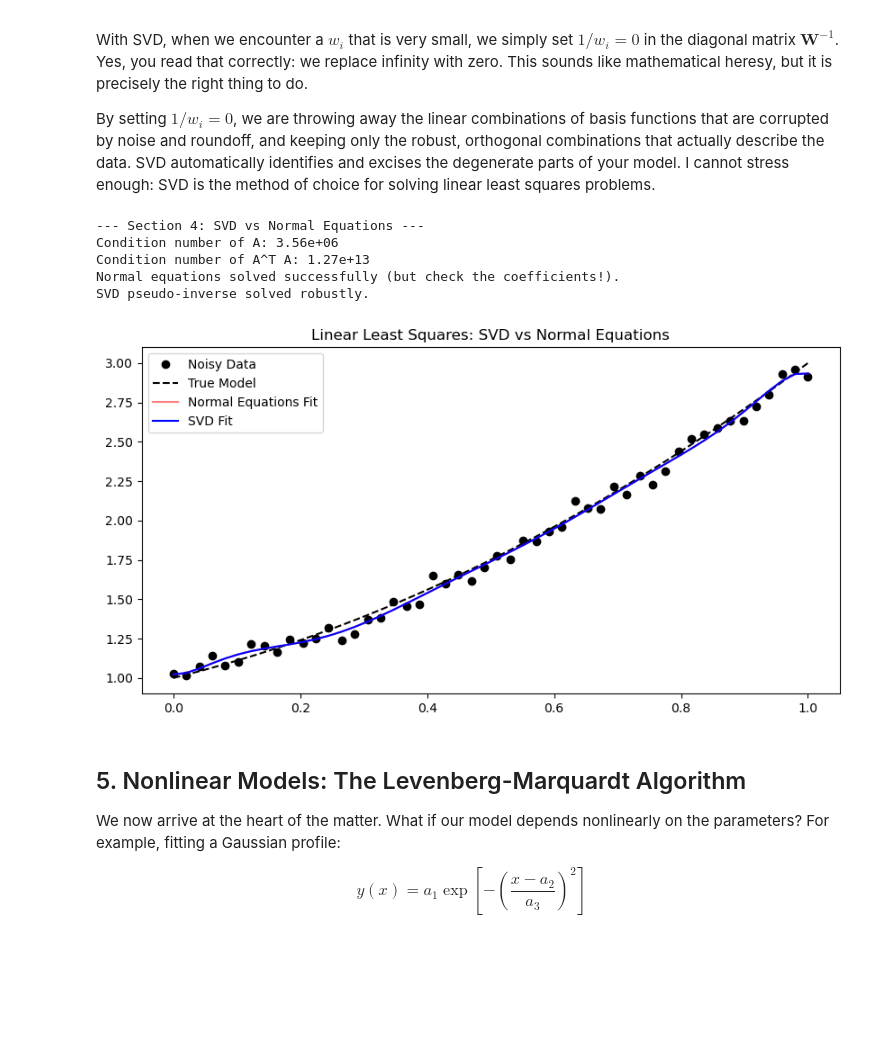
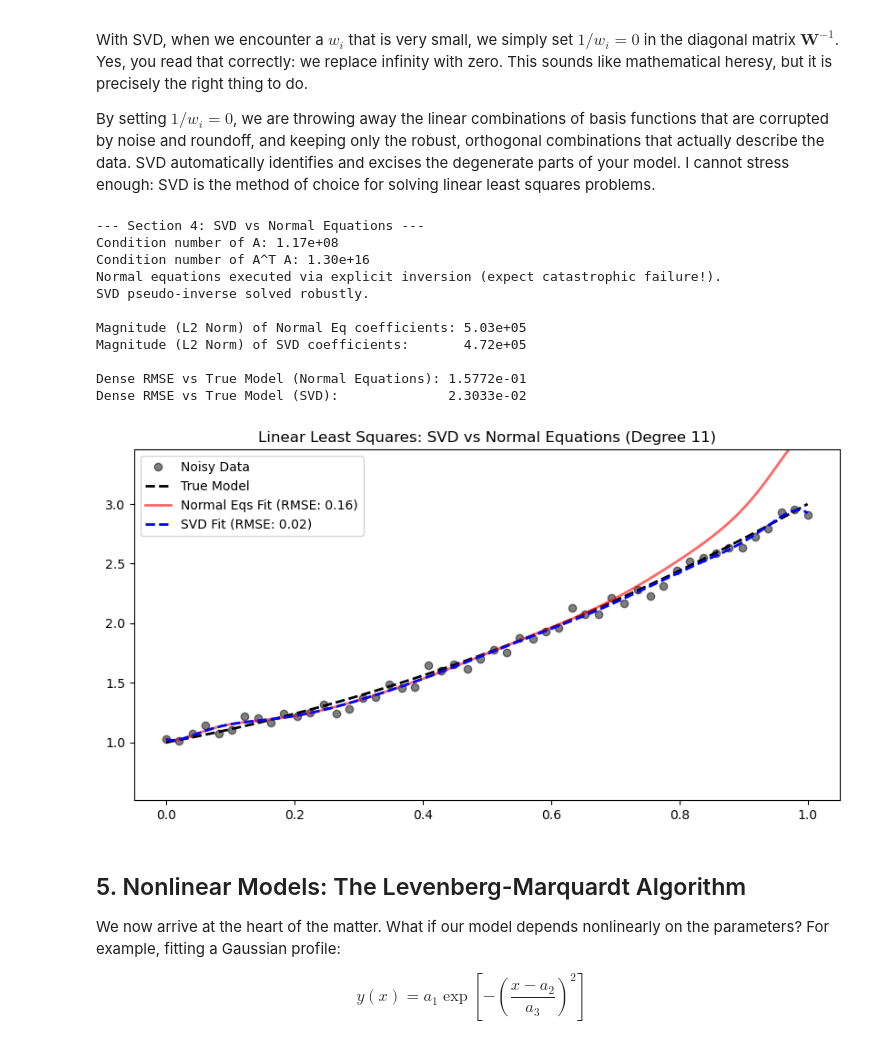
Before and after one commit to prayush/numerical-methods, a Jupyter notebook: lectures/10_curve_fitting/curve_fitting.ipynb, the cells around one changed output. Saved outputs shown, nothing was run; the diff lists cells and outputs as text; code cells hidden in the pictures; blank space fills up the shorter version.

Commit message:
Update examples of curve fitting

```diff
--- a/lectures/10_curve_fitting/curve_fitting.ipynb
+++ b/lectures/10_curve_fitting/curve_fitting.ipynb
@@ -162,53 +162,81 @@ def section_4_svd_vs_normal_equations():
     y_true = 1 + x + x**2
     y = y_true + np.random.normal(0, 0.05, len(x))
 
-    # Create an ill-conditioned design matrix A (Polynomial of degree 9)
-    degree = 9
+    # Create an ill-conditioned design matrix A (Polynomial of high degree)
+    # We use degree 11 to ensure A^T A thoroughly exceeds double precision limits
+    degree = 11
     A = np.vander(x, degree + 1)
 
     # 1. Normal Equations (A^T * A * a = A^T * y)
     ATA = A.T @ A
     ATy = A.T @ y
     print(f"Condition number of A: {np.linalg.cond(A):.2e}")
     print(f"Condition number of A^T A: {np.linalg.cond(ATA):.2e}")
 
     try:
-        # This might fail or produce wild results due to numerical instability
-        a_normal = np.linalg.solve(ATA, ATy)
-        print("Normal equations solved successfully (but check the coefficients!).")
+        # This will execute using robust LU decomposition (LAPACK), but the underlying
+        # math limits mean it still produces wildly unstable coefficients
+        a_normal = np.linalg.inv(ATA) @ ATy
+        print("Normal equations executed via explicit inversion (expect catastrophic failure!).")
     except np.linalg.LinAlgError:
         print("Normal equations failed (Singular Matrix).")
         a_normal = np.zeros(degree + 1)
 
     # 2. Singular Value Decomposition (SVD)
     U, s, Vh = svd(A, full_matrices=False)
 
-    # Threshold singular values to avoid dividing by zero (replacing infinity with zero)
-    threshold = 1e-10
+    # Threshold singular values based on the maximum singular value (machine precision)
+    threshold = 1e-14 * np.max(s)
     s_inv = np.where(s > threshold, 1.0 / s, 0.0)
 
     # a = V * W^-1 * U^T * y
     a_svd = Vh.T @ np.diag(s_inv) @ U.T @ y
-    print("SVD pseudo-inverse solved robustly.\n")
+    print("SVD pseudo-inverse solved robustly.")
+
+    # Reveal the catastrophic cancellation by looking at the magnitude of the parameters
+    print(f"\nMagnitude (L2 Norm) of Normal Eq coefficients: {np.linalg.norm(a_normal):.2e}")
+    print(f"Magnitude (L2 Norm) of SVD coefficients:       {np.linalg.norm(a_svd):.2e}\n")
+
+    # To see the failure, we must evaluate the fit on a dense grid BETWEEN the data points
+    x_dense = np.linspace(0, 1, 500)
+    y_true_dense = 1 + x_dense + x_dense**2
+    A_dense = np.vander(x_dense, degree + 1)
+
+    # Compare accuracy (Root Mean Square Error against True Model on the dense grid)
+    rmse_normal = np.sqrt(np.mean((A_dense @ a_normal - y_true_dense)**2))
+    rmse_svd = np.sqrt(np.mean((A_dense @ a_svd - y_true_dense)**2))
+
+    print(f"Dense RMSE vs True Model (Normal Equations): {rmse_normal:.4e}")
+    print(f"Dense RMSE vs True Model (SVD):              {rmse_svd:.4e}\n")
 
     # Plotting
     plt.figure(figsize=(10, 5))
-    plt.plot(x, y, 'ko', label='Noisy Data')
-    plt.plot(x, y_true, 'k--', label='True Model')
-    plt.plot(x, A @ a_normal, 'r-', alpha=0.5, label='Normal Equations Fit')
-    plt.plot(x, A @ a_svd, 'b-', label='SVD Fit')
-    plt.title("Linear Least Squares: SVD vs Normal Equations")
-    plt.legend()
+    plt.plot(x, y, 'ko', alpha=0.5, label='Noisy Data')
+    plt.plot(x_dense, y_true_dense, 'k--', label='True Model', linewidth=2)
+
+    # Limit y-axis so the exploded normal equation fit doesn't ruin the plot scale entirely
+    plt.ylim(min(y) - 0.5, max(y) + 0.5)
+
+    plt.plot(x_dense, A_dense @ a_normal, 'r-', alpha=0.6, linewidth=2, label=f'Normal Eqs Fit (RMSE: {rmse_normal:.2f})')
+    plt.plot(x_dense, A_dense @ a_svd, 'b--', linewidth=2, label=f'SVD Fit (RMSE: {rmse_svd:.2f})')
+    plt.title(f"Linear Least Squares: SVD vs Normal Equations (Degree {degree})")
+    plt.legend(loc='upper left')
     plt.show()
 
 section_4_svd_vs_normal_equations()
 # %% [output]
 --- Section 4: SVD vs Normal Equations ---
-Condition number of A: 3.56e+06
-Condition number of A^T A: 1.27e+13
-Normal equations solved successfully (but check the coefficients!).
+Condition number of A: 1.17e+08
+Condition number of A^T A: 1.30e+16
+Normal equations executed via explicit inversion (expect catastrophic failure!).
 SVD pseudo-inverse solved robustly.
+
+Magnitude (L2 Norm) of Normal Eq coefficients: 5.03e+05
+Magnitude (L2 Norm) of SVD coefficients:       4.72e+05
+
+Dense RMSE vs True Model (Normal Equations): 1.5772e-01
+Dense RMSE vs True Model (SVD):              2.3033e-02
-[figure, old version]
+[figure, new version]
 # %% [markdown]
 ## 5. Nonlinear Models: The Levenberg-Marquardt Algorithm
 
```
Also changed, not shown: 1 other file.
